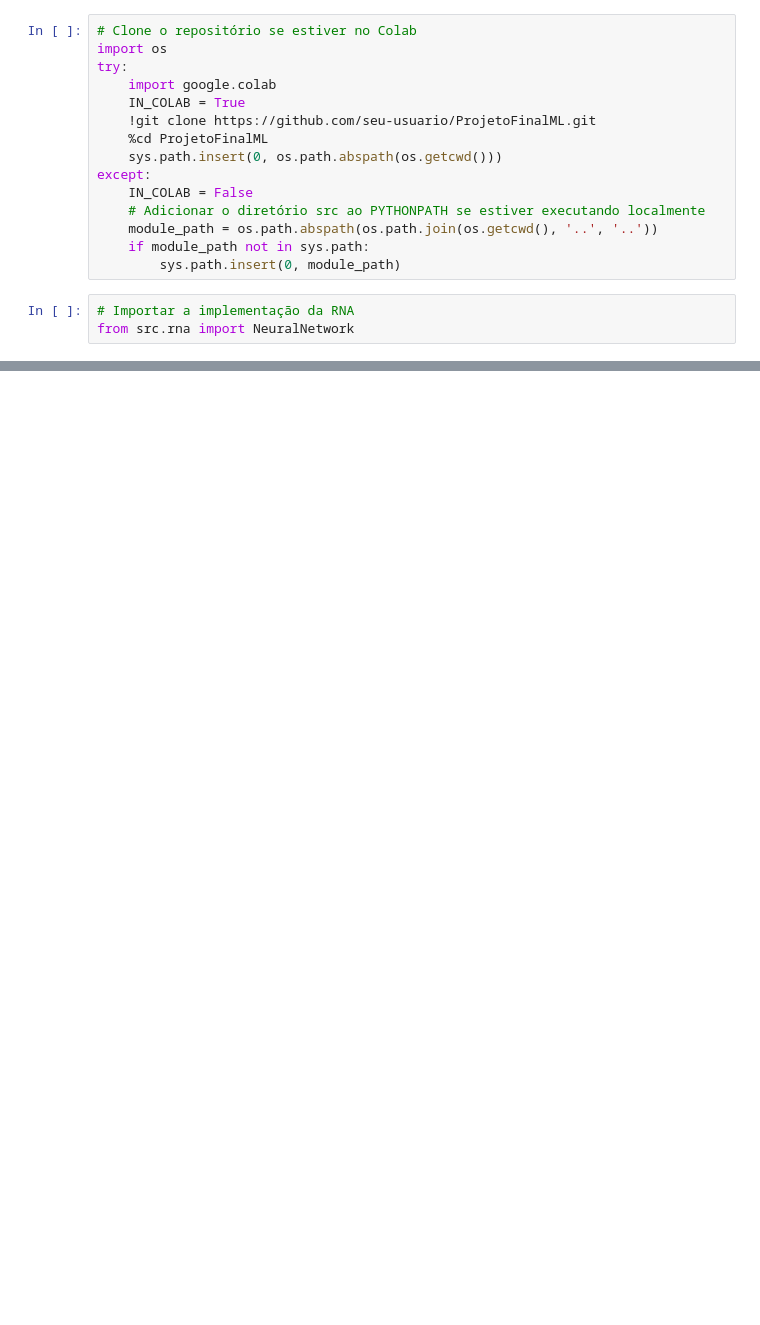
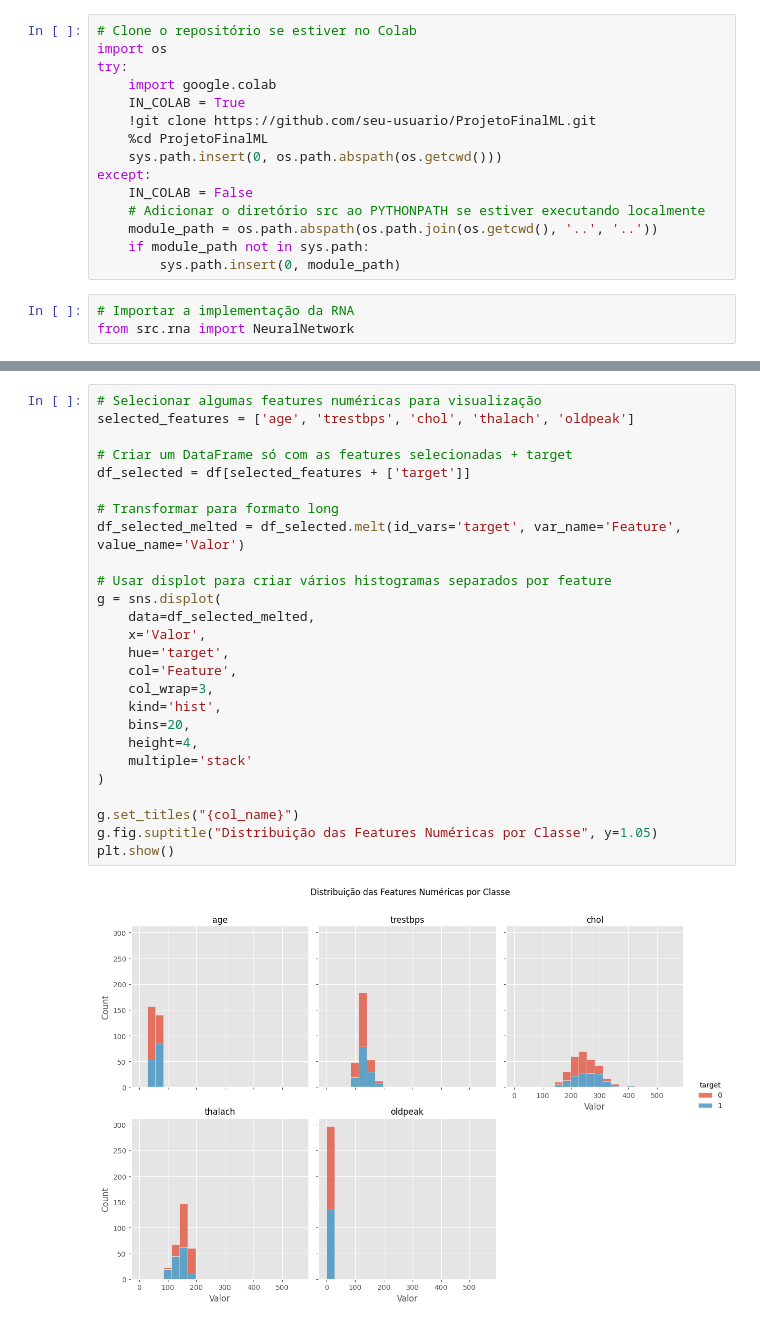
Before and after one commit to pedromandelli/RNA-Implementation, a Jupyter notebook: notebooks/classificacao_binaria/classificacao_binaria_exemplo.ipynb, the cells around one changed output, grey strips where cells are left out. Cells and saved outputs as stored; diff of their text form; blank space fills up the shorter version.

```diff
--- a/notebooks/classificacao_binaria/classificacao_binaria_exemplo.ipynb
+++ b/notebooks/classificacao_binaria/classificacao_binaria_exemplo.ipynb
@@ -120 +160,29 @@ plt.show()
+# %%
+# Selecionar algumas features numéricas para visualização
+selected_features = ['age', 'trestbps', 'chol', 'thalach', 'oldpeak']
+
+# Criar um DataFrame só com as features selecionadas + target
+df_selected = df[selected_features + ['target']]
+
+# Transformar para formato long
+df_selected_melted = df_selected.melt(id_vars='target', var_name='Feature', value_name='Valor')
+
+# Usar displot para criar vários histogramas separados por feature
+g = sns.displot(
+    data=df_selected_melted,
+    x='Valor',
+    hue='target',
+    col='Feature',
+    col_wrap=3,
+    kind='hist',
+    bins=20,
+    height=4,
+    multiple='stack'
+)
+
+g.set_titles("{col_name}")
+g.fig.suptitle("Distribuição das Features Numéricas por Classe", y=1.05)
+plt.show()
+# %% [output]
+[figure, added]
 # %%
```
Also changed, not shown: parts of 32 cells of this notebook, 1 other file.
